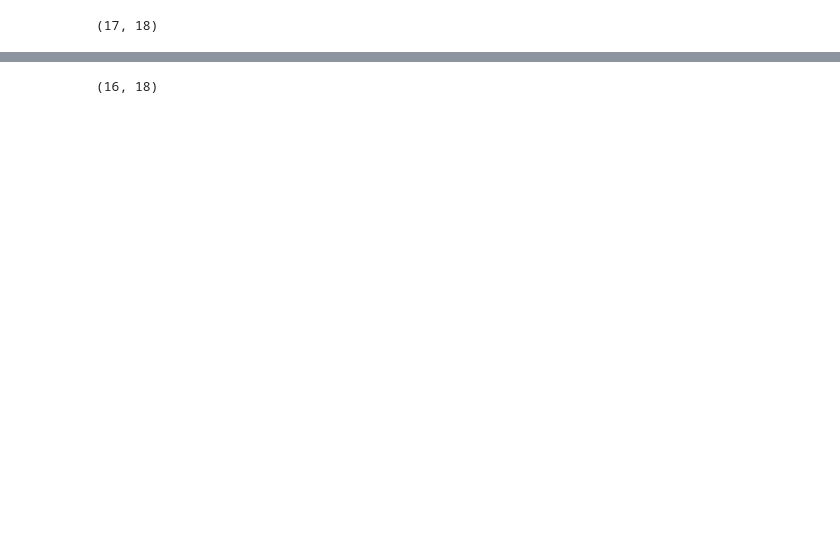
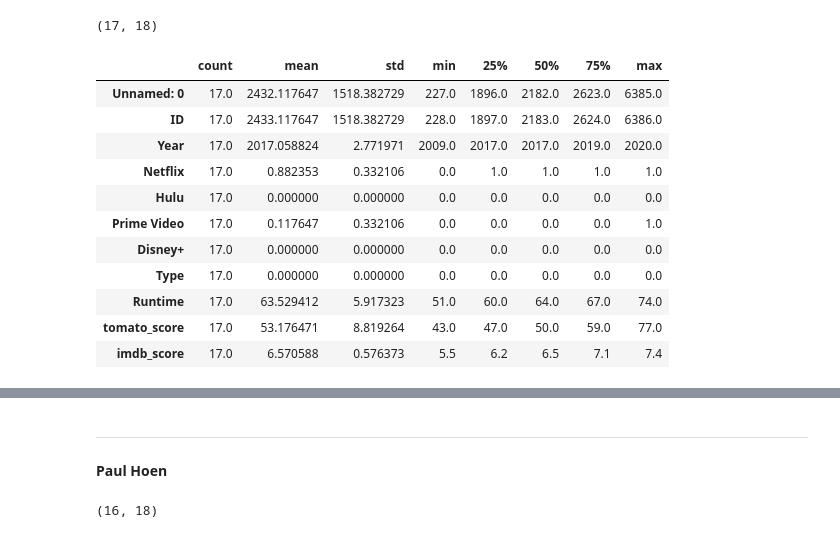
Before and after one commit to IronMan2483/streaming_movies, a Jupyter notebook: notebook/notebook_streaming_movies.ipynb, the cells around one changed output, grey strips where cells are left out. Cells and saved outputs as stored; diff of their text form; code cells hidden in the pictures; blank space fills up the shorter version.

```diff
--- a/notebook/notebook_streaming_movies.ipynb
+++ b/notebook/notebook_streaming_movies.ipynb
@@ -2380,6 +2408,21 @@ directors_top5=movies.loc[(movies['Directors'] == "Marcus Raboy")]
 directors_top5.shape
 # %% [output]
 (17, 18)
+# %%
+directors_top5.describe().transpose()
+# %% [output]
+|  | count | mean | std | min | 25% | 50% | 75% | max |
+| Unnamed: 0 | 17.0 | 2432.117647 | 1518.382729 | 227.0 | 1896.0 | 2182.0 | 2623.0 | 6385.0 |
+| ID | 17.0 | 2433.117647 | 1518.382729 | 228.0 | 1897.0 | 2183.0 | 2624.0 | 6386.0 |
+| Year | 17.0 | 2017.058824 | 2.771971 | 2009.0 | 2017.0 | 2017.0 | 2019.0 | 2020.0 |
+| Netflix | 17.0 | 0.882353 | 0.332106 | 0.0 | 1.0 | 1.0 | 1.0 | 1.0 |
+| Hulu | 17.0 | 0.000000 | 0.000000 | 0.0 | 0.0 | 0.0 | 0.0 | 0.0 |
+| Prime Video | 17.0 | 0.117647 | 0.332106 | 0.0 | 0.0 | 0.0 | 0.0 | 1.0 |
+| Disney+ | 17.0 | 0.000000 | 0.000000 | 0.0 | 0.0 | 0.0 | 0.0 | 0.0 |
+| Type | 17.0 | 0.000000 | 0.000000 | 0.0 | 0.0 | 0.0 | 0.0 | 0.0 |
+| Runtime | 17.0 | 63.529412 | 5.917323 | 51.0 | 60.0 | 64.0 | 67.0 | 74.0 |
+| tomato_score | 17.0 | 53.176471 | 8.819264 | 43.0 | 47.0 | 50.0 | 59.0 | 77.0 |
+| imdb_score | 17.0 | 6.570588 | 0.576373 | 5.5 | 6.2 | 6.5 | 7.1 | 7.4 |
 # %%
 directors_top5
 # %% [output]
@@ -2401,6 +2444,10 @@ directors_top5
 | 2933 | 2934 | Miranda Sings Live... Your Welcome. | 2019 | NaN | 5.5/10 | 43/100 | 1 | 0 | 0 | 0 | ... |
 | 5453 | 5454 | Jimmy O. Yang: Good Deal | 2020 | 18+ | 7.2/10 | 60/100 | 0 | 0 | 1 | 0 | ... |
 | 6385 | 6386 | Mike Epps: Under Rated & Never Faded | 2009 | NaN | 6.3/10 | 50/100 | 0 | 0 | 1 | 0 | ... |
+# %% [markdown]
+---
+
+__Paul Hoen__
 # %%
 directors_top6=movies.loc[(movies['Directors'] == "Paul Hoen")]
 # %%
```
Also changed, not shown: parts of 41 cells of this notebook, 4 other files.
